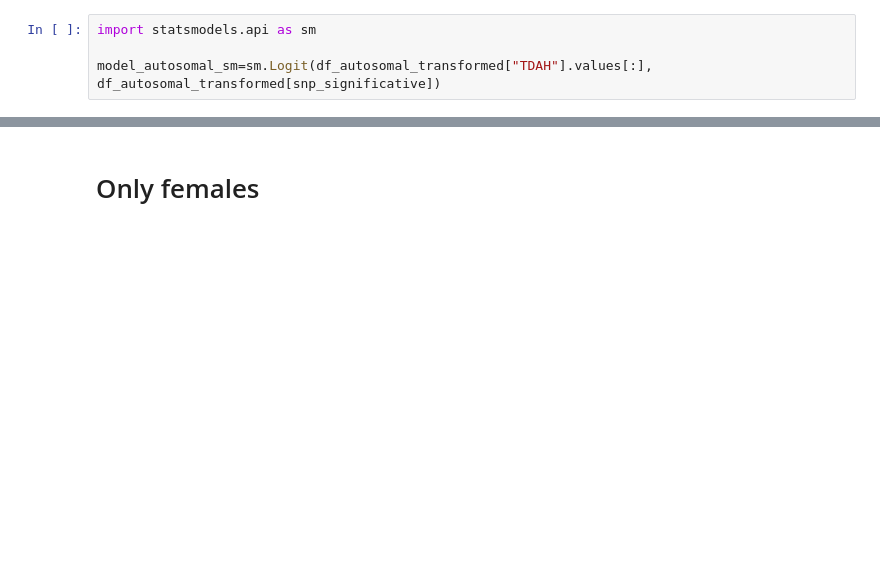
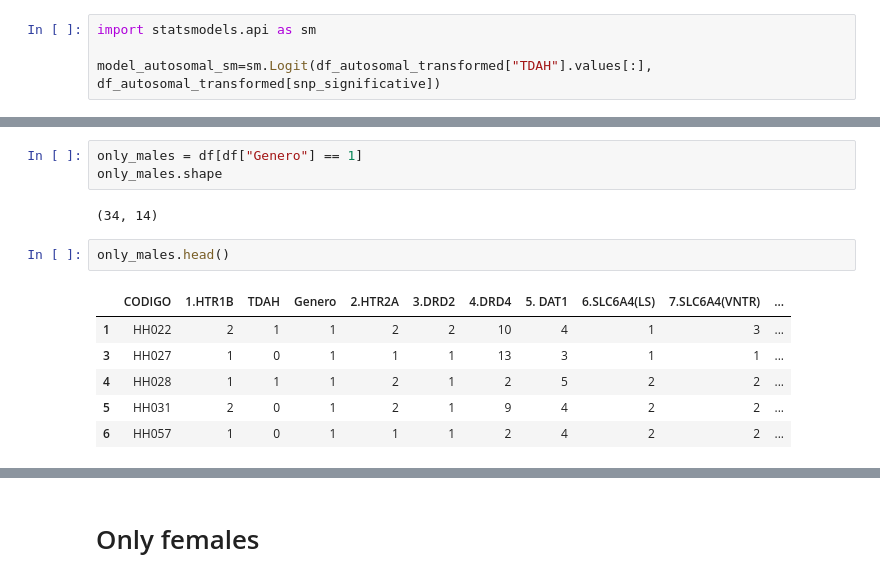
Before and after one commit to juanjo255/data_science, a Jupyter notebook: TDAH_project/TDAH.ipynb, the cells around one changed output, grey strips where cells are left out. Drawn from its saved outputs; the diff is of its cells as text; blank space fills up the shorter version.

```diff
--- a/TDAH_project/TDAH.ipynb
+++ b/TDAH_project/TDAH.ipynb
@@ -322,0 +254,14 @@ only_males.sum()
+# %%
+only_males = df[df["Genero"] == 1]
+only_males.shape
+# %% [output]
+(34, 14)
+# %%
+only_males.head()
+# %% [output]
+|  | CODIGO | 1.HTR1B | TDAH | Genero | 2.HTR2A | 3.DRD2 | 4.DRD4 | 5. DAT1 | 6.SLC6A4(LS) | 7.SLC6A4(VNTR) | ... |
+| 1 | HH022 | 2 | 1 | 1 | 2 | 2 | 10 | 4 | 1 | 3 | ... |
+| 3 | HH027 | 1 | 0 | 1 | 1 | 1 | 13 | 3 | 1 | 1 | ... |
+| 4 | HH028 | 1 | 1 | 1 | 2 | 1 | 2 | 5 | 2 | 2 | ... |
+| 5 | HH031 | 2 | 0 | 1 | 2 | 1 | 9 | 4 | 2 | 2 | ... |
+| 6 | HH057 | 1 | 0 | 1 | 1 | 1 | 2 | 4 | 2 | 2 | ... |
```
Also changed, not shown: parts of 65 cells of this notebook.
